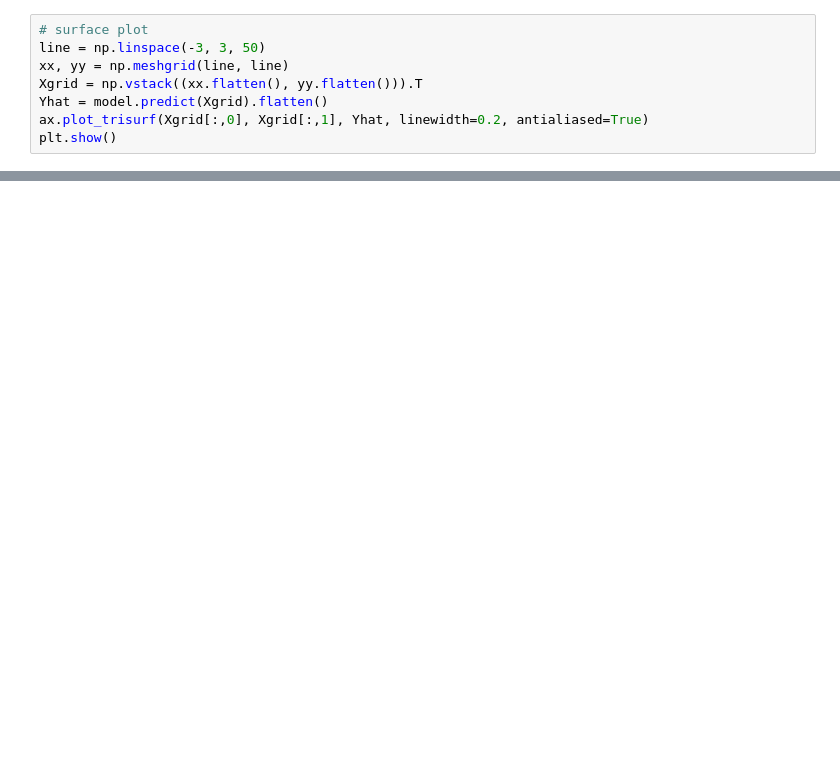
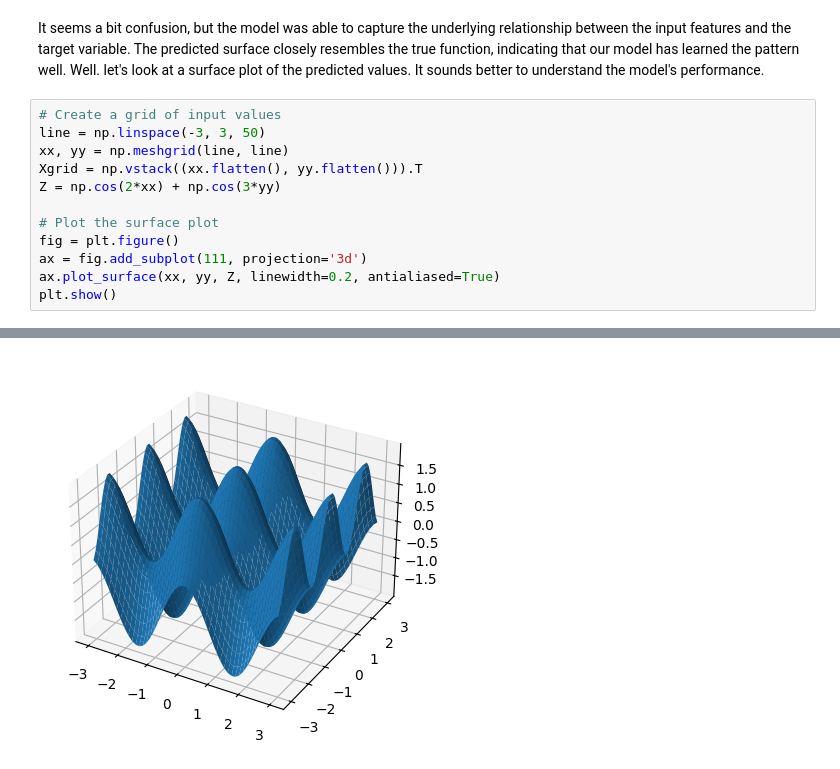
Before and after one commit to felipedepauli/so-deep, a Jupyter notebook: DL03_ANN/ann_regression.ipynb, the cells around one changed output, grey strips where cells are left out. Cells and saved outputs as stored; diff of their text form; blank space fills up the shorter version.

Commit message:
DL: A better regression

```diff
--- a/DL03_ANN/ann_regression.ipynb
+++ b/DL03_ANN/ann_regression.ipynb
@@ -115,9 +170,15 @@ ax.scatter(X[:,0], X[:,1], Y);
+# %% [markdown]
+It seems a bit confusion, but the model was able to capture the underlying relationship between the input features and the target variable. The predicted surface closely resembles the true function, indicating that our model has learned the pattern well. Well. let's look at a surface plot of the predicted values. It sounds better to understand the model's performance.
 # %%
-# surface plot
+# Create a grid of input values
 line = np.linspace(-3, 3, 50)
 xx, yy = np.meshgrid(line, line)
 Xgrid = np.vstack((xx.flatten(), yy.flatten())).T
-Yhat = model.predict(Xgrid).flatten()
-ax.plot_trisurf(Xgrid[:,0], Xgrid[:,1], Yhat, linewidth=0.2, antialiased=True)
+Z = np.cos(2*xx) + np.cos(3*yy)
+
+# Plot the surface plot
+fig = plt.figure()
+ax = fig.add_subplot(111, projection='3d')
+ax.plot_surface(xx, yy, Z, linewidth=0.2, antialiased=True)
 plt.show()
 # %% [output]
@@ -124,0 +185 @@ plt.show()
+[figure, added]
```
Also changed, not shown: parts of 25 cells of this notebook.
